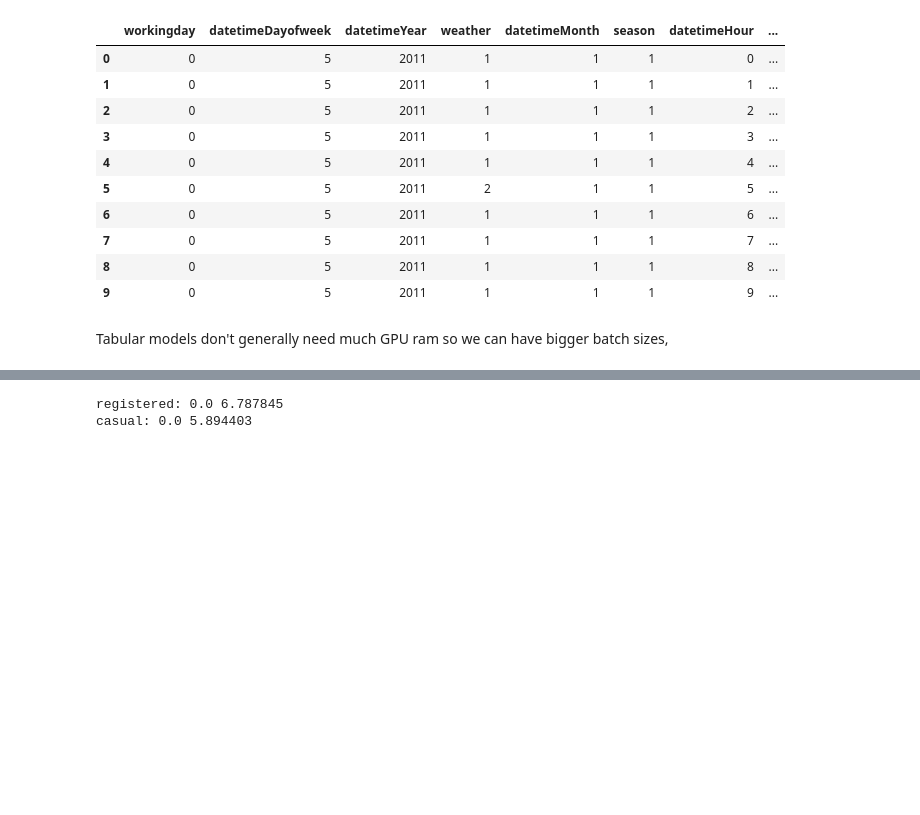
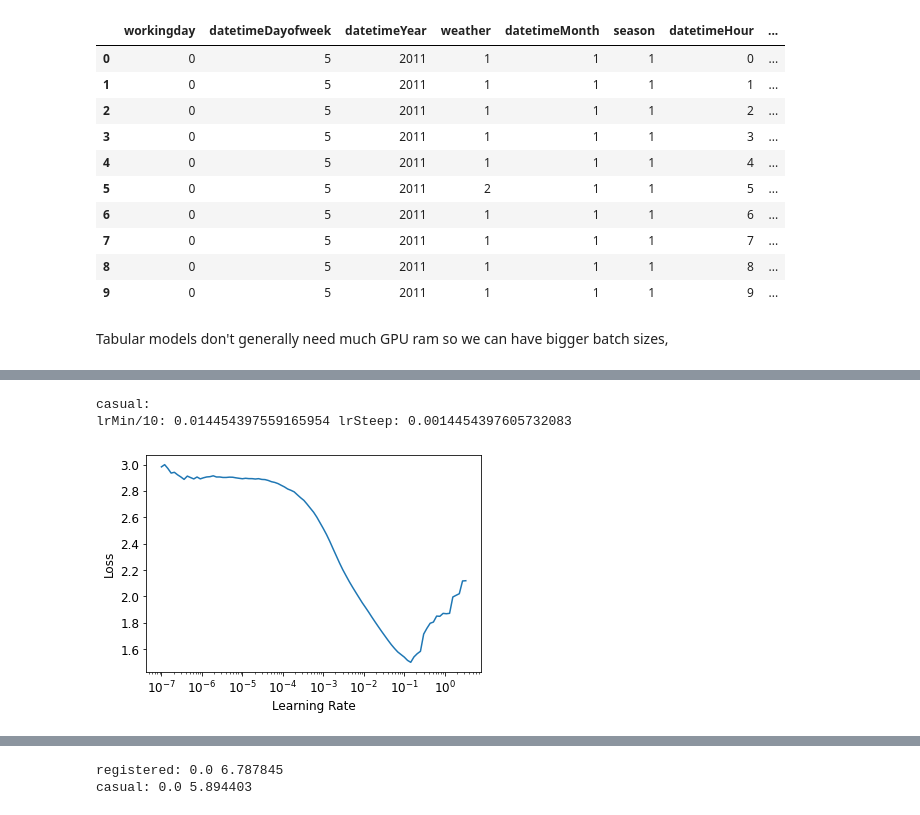
Before and after one commit to atticusmatticus/fastai_files, a Jupyter notebook: 09_bike_sharing_model-2.ipynb, the cells around one changed output, grey strips where cells are left out. Drawn from its saved outputs; the diff is of its cells as text; code cells hidden in the pictures; blank space fills up the shorter version.

```diff
--- a/09_bike_sharing_model-2.ipynb
+++ b/09_bike_sharing_model-2.ipynb
@@ -1260,0 +1301,17 @@ Tabular models don't generally need much GPU ram so we can have bigger batch siz
+# %%
+toTrainNN_c = TabularPandas(dfNNFinal_c[:len(dfNN)],
+                            procs=procs,
+                            cat_names=catNN_c,
+                            cont_names=contNN_c,
+                            y_names=depVar_c,
+                            splits=splits
+                           )
+toTrainNN_c.show()
+
+toTestNN_c = TabularPandas(dfNNFinal_c[len(dfNN):],
+                           procs=procs,
+                           cat_names=catNN_c,
+                           cont_names=contNN_c,
+                           y_names=depVar_c,
+                          )
+toTestNN_c.show()
@@ -1260,0 +1368,5 @@ Tabular models don't generally need much GPU ram so we can have bigger batch siz
+# %%
+lrMin_c,lrSteep_c = learn_c.lr_find()
+print('casual:')
+print('lrMin/10:', lrMin_c, 'lrSteep:', lrSteep_c)
+# %% [output]
@@ -1260,0 +1374,3 @@ Tabular models don't generally need much GPU ram so we can have bigger batch siz
+casual:
+lrMin/10: 0.014454397559165954 lrSteep: 0.0014454397605732083
+[figure, added]
```
Also changed, not shown: parts of 16 cells of this notebook.
